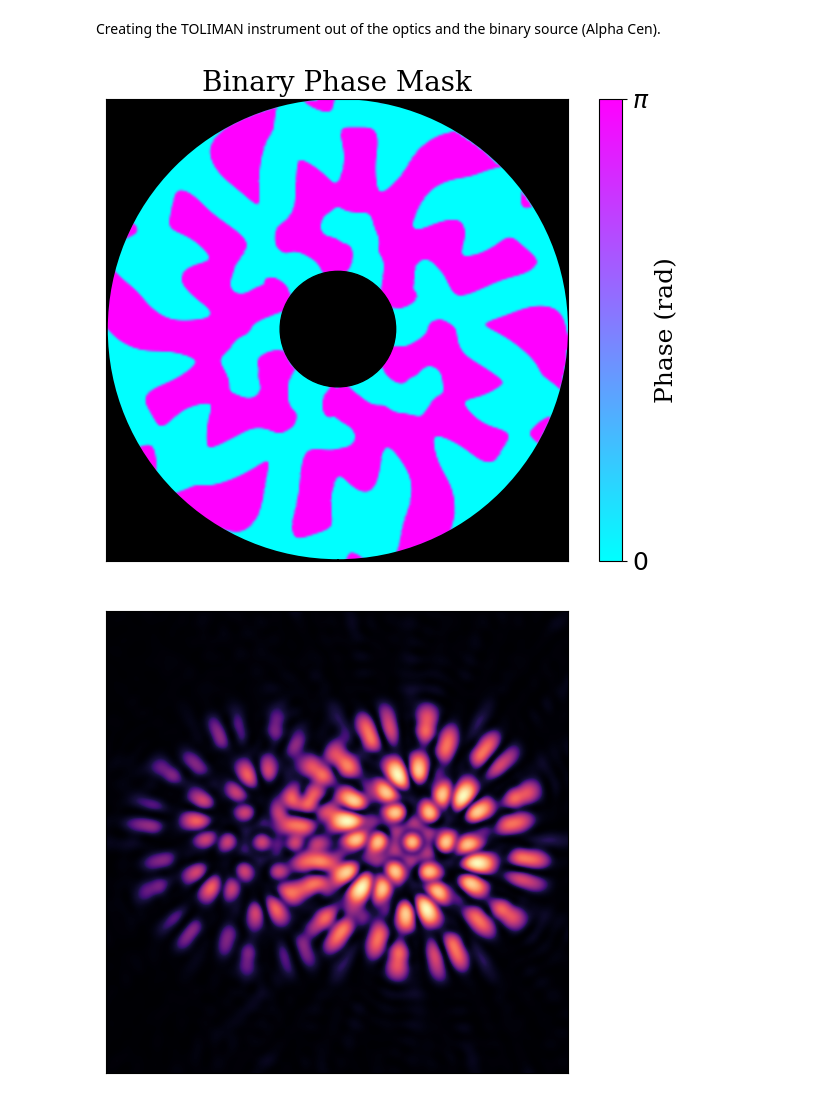
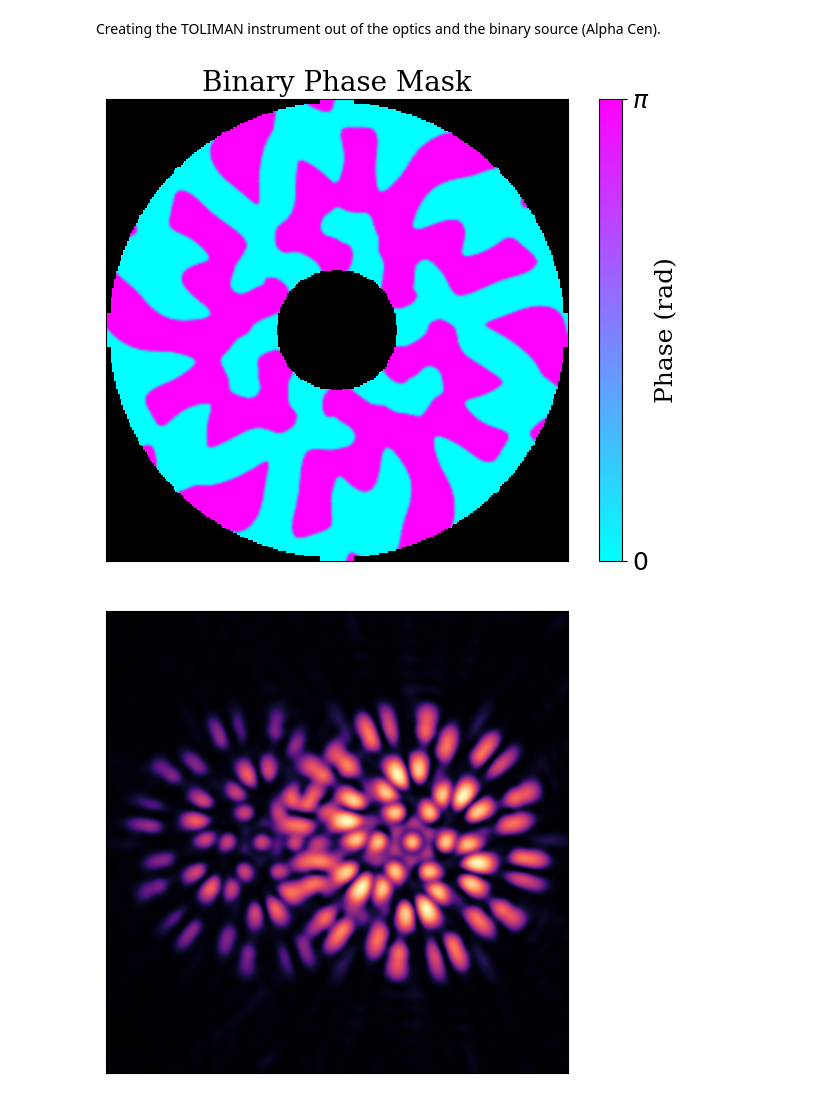
Before and after one commit to maxecharles/toliman-phd, a Jupyter notebook: notebooks/pretty_pics.ipynb, the cells around one changed output. Cells and saved outputs as stored; diff of their text form; code cells hidden in the pictures.

Commit message:
refactored so the apertures were actually used rather than me chucking a circle on

```diff
--- a/notebooks/mask_psf_imgs.ipynb
+++ b/notebooks/pretty_pics.ipynb
@@ -71,36 +71,34 @@ source = dl.BinarySource(separation=dl.utils.arcseconds_to_radians(sep),
 tol = dl.Instrument(optics=optics, sources=[source])
 # %%
 plt.rcParams["font.family"] = "serif"
-rmin = 32
-rmax = 128
-inner = plt.Circle((wavefront_npixels//2, wavefront_npixels//2), rmin, fill=True, color='k')
-outer = plt.Circle((wavefront_npixels//2, wavefront_npixels//2), rmax + 38, fill=False, color='k', linewidth=100)
 
-aperture = tol.CircularAperture.aperture
+aperture = np.array(tol.CircularAperture.aperture)
+aperture[aperture == 0] = np.nan
+
+cmap = plt.cm.get_cmap('cool')
+cmap.set_bad(color='k')
 
 fig, ax = plt.subplots(figsize=(8, 6))
-c=ax.imshow(mask*aperture, cmap='cool', interpolation='bicubic')
-ax.add_patch(inner)
-ax.add_patch(outer)
+c=ax.imshow(mask*aperture, cmap=cmap, interpolation='bicubic')
 
 ax.set(xticks=[], yticks=[],
        title='Binary Phase Mask',
        )
 ax.title.set_fontsize(20)
 # set the ticks and labels for the colorbar
 ticks = np.array([0, np.pi])
 labels = [r"${}$".format(int(tick/np.pi)) if tick == 0 else r"$\pi$" for tick in ticks]
 cb = fig.colorbar(c,
                  ticks=ticks,
                  format=ticker.FuncFormatter(lambda val, pos: labels[pos]),
                  label='Phase (rad)',
                  )
 cb.ax.tick_params(labelsize=18)  # set font size for colorbar tick labels
 
 # plt.savefig('figs/winter-mask.pdf', bbox_inches='tight')
 plt.show()
 # %% [output]
-[figure, old version]
+[figure, new version]
 # %%
 plt.rcParams["font.family"] = "serif"
 
```
Also changed, not shown: parts of 2 cells of this notebook.
